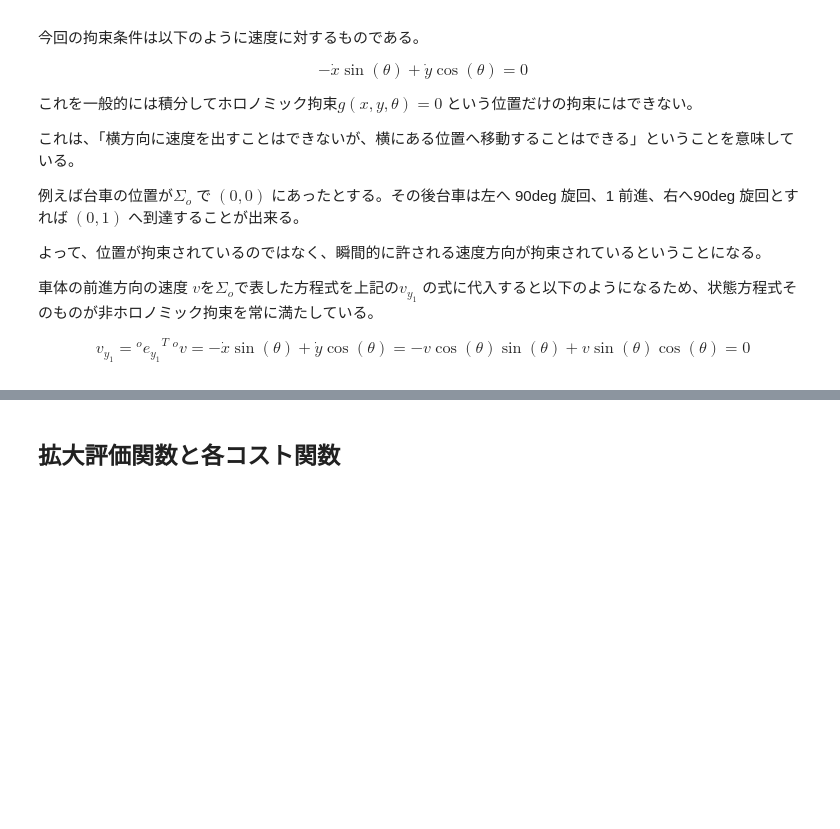
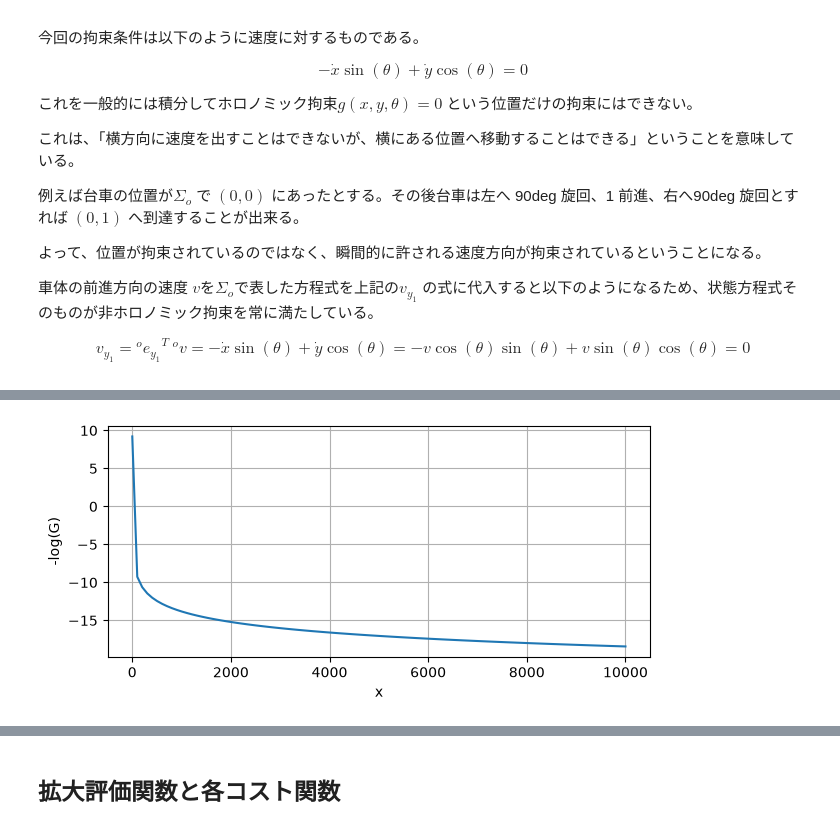
Before and after one commit to hideto008/learning_C-GMRES, a Jupyter notebook: Application/SimpleCar.ipynb, the cells around one changed output, grey strips where cells are left out. Drawn from its saved outputs; the diff is of its cells as text; code cells hidden in the pictures; blank space fills up the shorter version.

```diff
--- a/Application/SimpleCar.ipynb
+++ b/Application/SimpleCar.ipynb
@@ -235,0 +176,16 @@ $$
+# %%
+import matplotlib.pyplot as plt
+import numpy as np
+
+r1 = 1
+x_window = np.linspace(r1+1e-6, 10000, 100)
+G = lambda x : x**2 / 1 - 1
+y = -np.log(np.clip(G(x_window), 0.0001, None))
+plt.figure(figsize=(7,3))
+plt.plot(x_window, y)
+plt.grid()
+plt.xlabel("x")
+plt.ylabel("-log(G)")
+plt.show()
+# %% [output]
+[figure, added]
```
Also changed, not shown: parts of 7 cells of this notebook.
